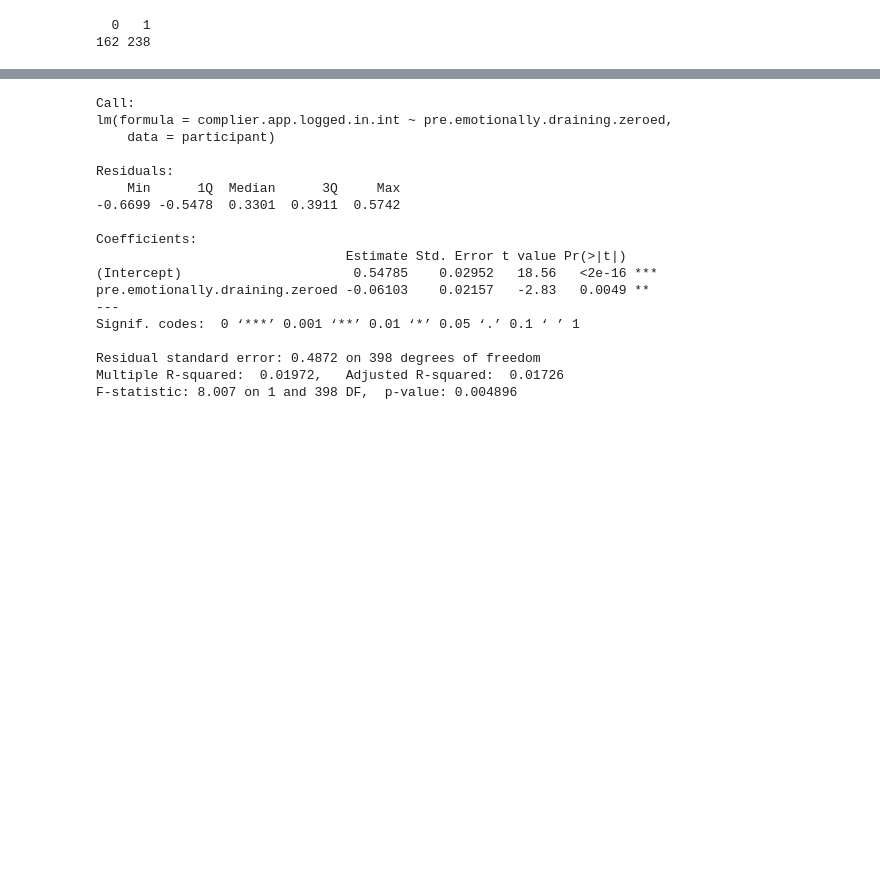
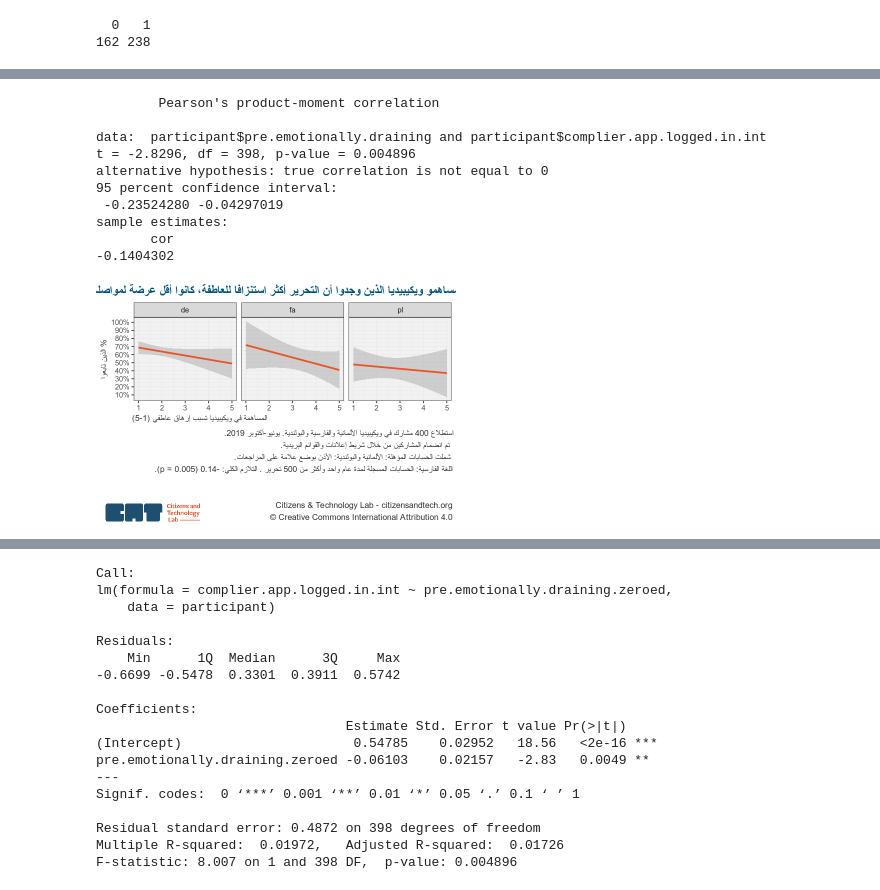
Before and after one commit to citizensandtech/CivilServant-Wikipedia-Analysis, a Jupyter notebook: reports/wikipedia-thanker-2019/Thanker Report Feb 2020.R.ipynb, the cells around one changed output, grey strips where cells are left out. Drawn from its saved outputs; the diff is of its cells as text; code cells hidden in the pictures; blank space fills up the shorter version.

```diff
--- a/reports/wikipedia-thanker-2019/Thanker Report Feb 2020.R.ipynb
+++ b/reports/wikipedia-thanker-2019/Thanker Report Feb 2020.R.ipynb
@@ -535,2 +552,51 @@ sample estimates:
+# %%
+load_translations()
+thanker.labor.hours.plo.title = str_interp_trans('thanker.labor.hours.plo.title')
+thanker.Figure.1.col.1 = str_interp_trans('thanker.Figure.1.col.1')
+thanker.Figure.1.col.2 = str_interp_trans('thanker.Figure.1.col.2')
+thanker.Figure.1.col.3 = str_interp_trans('thanker.Figure.1.col.3')
+thanker.Figure.1.ylab = str_interp_trans('thanker.Figure.1.ylab')
+thanker.Figure.1.xlab = str_interp_trans('thanker.Figure.1.xlab')
+thanker.Figure.1.caption = str_interp_trans('thanker.Figure.1.caption')
+
+
+options(repr.plot.width=6, repr.plot.height=4)
+
+cor.test(participant$pre.emotionally.draining, participant$complier.app.logged.in.int)
+
+drain.plot <- ggplot(participant, aes(pre.emotionally.draining, complier.app.logged.in.int)) +
+    theme_bw() +
+    geom_smooth(method='lm', color=catpalette[2]) +
+    scale_y_continuous(labels=scales::number_format(accuracy=1.0, scale=100, suffix="%"),
+                       breaks=seq(0, 1, 0.1)) +
+    facet_grid(. ~ lang) +
+    ylab(thanker.Figure.1.ylab) +
+    cat.theme +
+#     ggtitle(thanker.labor.hours.plo.title ) +
+    xlab(thanker.Figure.1.xlab)
+
+drain.plot <- annotate_figure(drain.plot,  top=text_grob(thanker.labor.hours.plo.title,
+                                      hjust=h.just, x=x.just, size=15,
+                                      face="bold",
+                                      color=chartpalette[2]),
+                              bottom=text_grob(thanker.Figure.1.caption,
+                                         hjust=h.just, x=x.just, size=10,
+                                         color=chartpalette[4])) +
+                  annotation_custom(logo.pngob, ymin=-0.92, xmin=0.7-(0.7*h.just), xmax=1-(0.7*h.just)) +
+                    ggsave(file.path(blog.img.path, str_interp('drain-${bg.whiteortransparent}-${translation_lang}.png')),
+                          width=9, height=6.67 , units='in', bg=bg.whiteortransparent)
+drain.plot
+# %% [output]
+        Pearson's product-moment correlation
+
+data:  participant$pre.emotionally.draining and participant$complier.app.logged.in.int
+t = -2.8296, df = 398, p-value = 0.004896
+alternative hypothesis: true correlation is not equal to 0
+95 percent confidence interval:
+ -0.23524280 -0.04297019
+sample estimates:
+       cor
+-0.1404302
+[figure, added]
 # %%
 participant$labor.hours.56.pre.treatment
```
Also changed, not shown: parts of 14 cells of this notebook.
